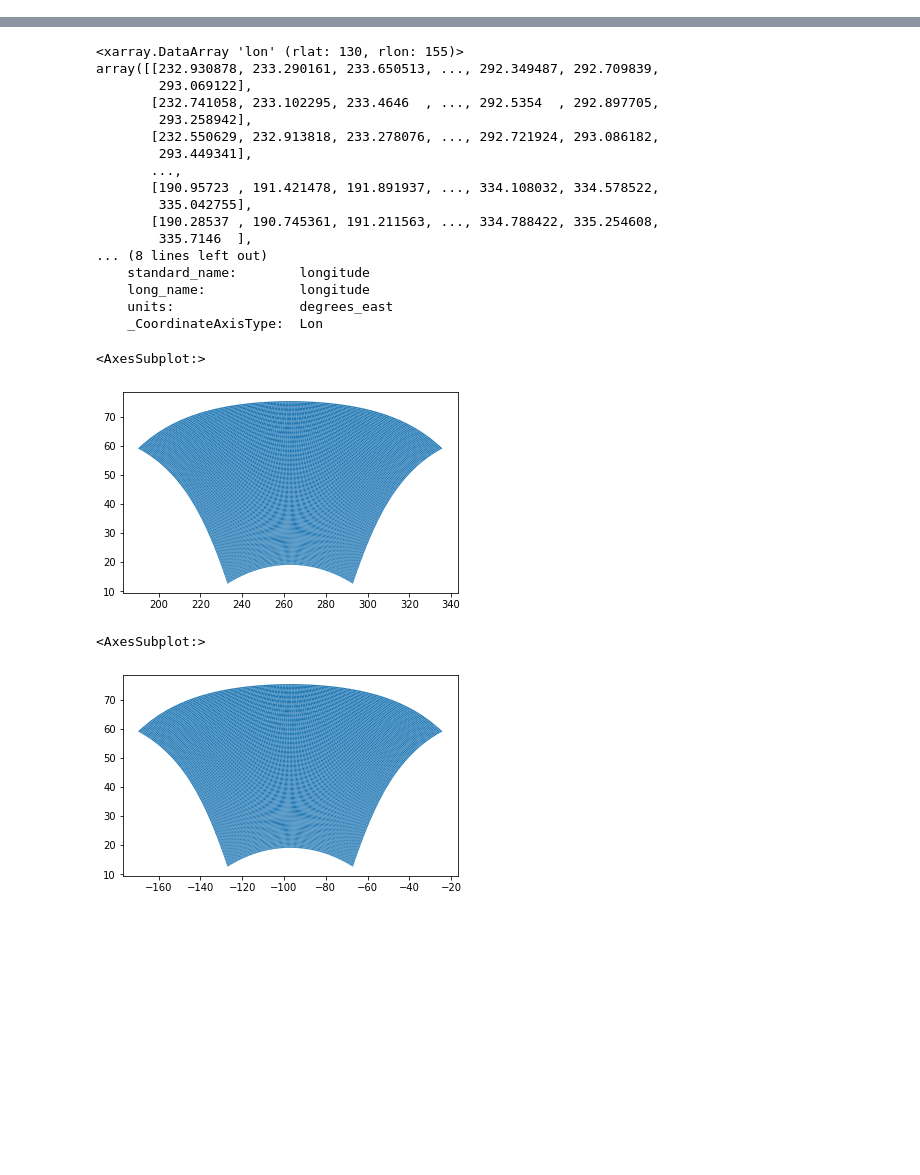
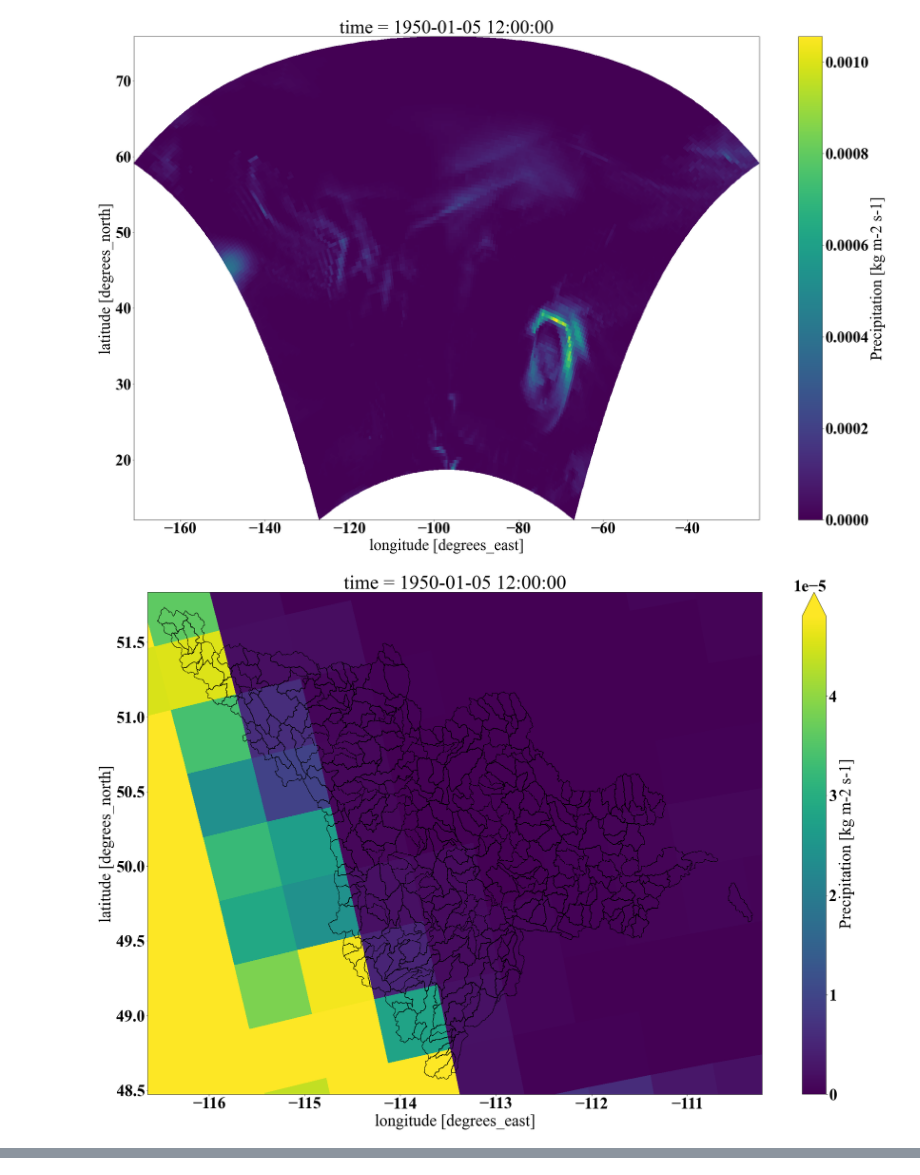
Before and after one commit to ShervanGharari/EASYMORE, a Jupyter notebook: examples/10_Calendar_365.ipynb, the cells around one changed output, grey strips where cells are left out. Cells and saved outputs as stored; diff of their text form; code cells hidden in the pictures; blank space fills up the shorter version.

Commit message:
code is changed for calendar different from standard calendar

```diff
--- a/examples/10_Calendar_365.ipynb
+++ b/examples/10_Calendar_365.ipynb
@@ -104,7 +111,7 @@ remapped_nc_name           = './output/CanRCM4_Medicine_Hat_remapped_1950-01-01-
 remapped_nc_var_name       = 'precipitation'
 remapped_nc_var_ID         = 'ID'
 remapped_nc_var_time       = 'time'
-time_step_of_viz           = '1979-01-03 3:00:00'
+time_step_of_viz           = '1979-01-07 3:00:00'
 folder_save_fig            = './fig/'
 target_shp_name            = './data/target_shapefiles/South_Saskatchewan_MedicineHat.shp'
 target_shp_field_ID        = 'COMID'
@@ -115,11 +122,13 @@ font_size                  = 40
 fig_size                   = (30,20)
 
 # the source nc file
-esmr.nc_vis1(source_nc_name             = source_nc_name,
+esmr.nc_vis(source_nc_name             = source_nc_name,
             source_nc_var_lon          = source_nc_var_lon,
             source_nc_var_lat          = source_nc_var_lat,
             source_nc_var_time         = source_nc_var_time,
             source_nc_var_name         = source_nc_var_name,
+            lon_correction_flag        = True,
+            lon_correction_value       = -360,
             time_step_of_viz           = time_step_of_viz,
             location_save_fig          = folder_save_fig,
             fig_name                   = case_name+'_1.png',
@@ -129,11 +138,13 @@ esmr.nc_vis1(source_nc_name             = source_nc_name,
 
 
 # the source nc file zoom to target shapefile without showing the remapped variables
-esmr.nc_vis1(source_nc_name             = source_nc_name,
+esmr.nc_vis(source_nc_name             = source_nc_name,
             source_nc_var_lon          = source_nc_var_lon,
             source_nc_var_lat          = source_nc_var_lat,
             source_nc_var_time         = source_nc_var_time,
             source_nc_var_name         = source_nc_var_name,
+            lon_correction_flag        = True,
+            lon_correction_value       = -360,
             remapped_nc_name           = remapped_nc_name,
             remapped_nc_var_name       = remapped_nc_var_name,
             remapped_nc_var_ID         = remapped_nc_var_ID,
@@ -151,7 +162,7 @@ esmr.nc_vis1(source_nc_name             = source_nc_name,
 
 
 # the source nc file zoom to target shapefile with showing the remapped variables
-esmr.nc_vis1(source_nc_name             = source_nc_name,
+esmr.nc_vis(source_nc_name             = source_nc_name,
             source_nc_var_lon          = source_nc_var_lon,
             source_nc_var_lat          = source_nc_var_lat,
             source_nc_var_time         = source_nc_var_time,
@@ -206,3 +217,4 @@ for im in images:
 new_im.save(folder_save_fig+case_name+'.png')
 new_im.save(folder_save_fig+'ERA5.png')
 new_im.show()
+# %% [output]
@@ -208,0 +234,2 @@ new_im.show()
+[figure, added]
+[figure, added]
@@ -209,40 +236,0 @@ new_im.show()
-# %%
-import xarray as xr
-
-ds = xr.open_dataset('./data/Source_nc_CanRCM4/CanRCM4_prcp.nc')
-
-print(ds.lon)
-# %% [output]
-<xarray.DataArray 'lon' (rlat: 130, rlon: 155)>
-array([[232.930878, 233.290161, 233.650513, ..., 292.349487, 292.709839,
-        293.069122],
-       [232.741058, 233.102295, 233.4646  , ..., 292.5354  , 292.897705,
-        293.258942],
-       [232.550629, 232.913818, 233.278076, ..., 292.721924, 293.086182,
-        293.449341],
-       ...,
-       [190.95723 , 191.421478, 191.891937, ..., 334.108032, 334.578522,
-        335.042755],
-       [190.28537 , 190.745361, 191.211563, ..., 334.788422, 335.254608,
-        335.7146  ],
-... (8 lines left out)
-    standard_name:        longitude
-    long_name:            longitude
-    units:                degrees_east
-    _CoordinateAxisType:  Lon
-# %%
-import geopandas as gpd
-
-shp = gpd.read_file('./temporary/CanRCM4_Medicine_Hat_source_shapefile.shp')
-
-shp.plot()
-# %% [output]
-<AxesSubplot:>
-[figure, removed]
-# %%
-shp = gpd.read_file('./temporary/CanRCM4_Medicine_Hat_source_shapefile_corrected_frame.shp')
-
-shp.plot()
-# %% [output]
-<AxesSubplot:>
-[figure, removed]
```
Also changed, not shown: parts of 4 cells of this notebook, 13 other files.
